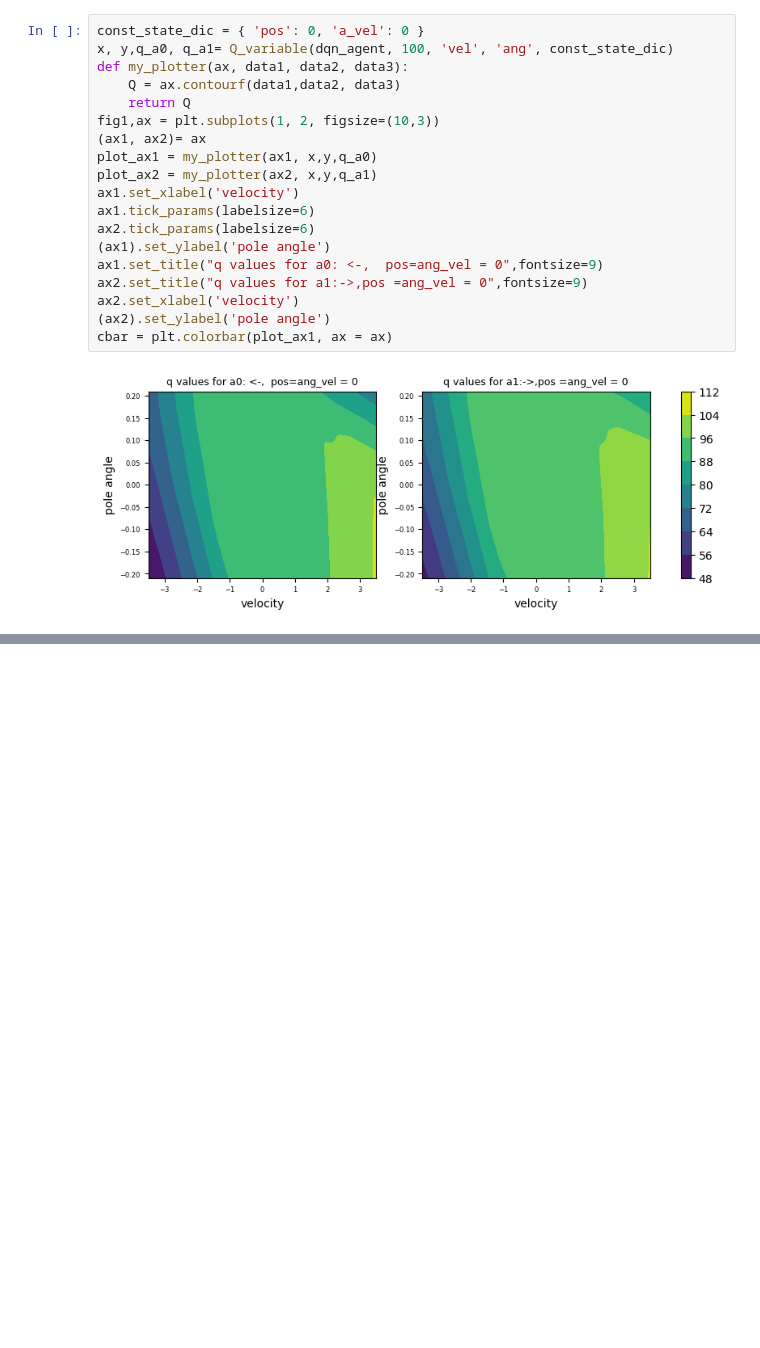
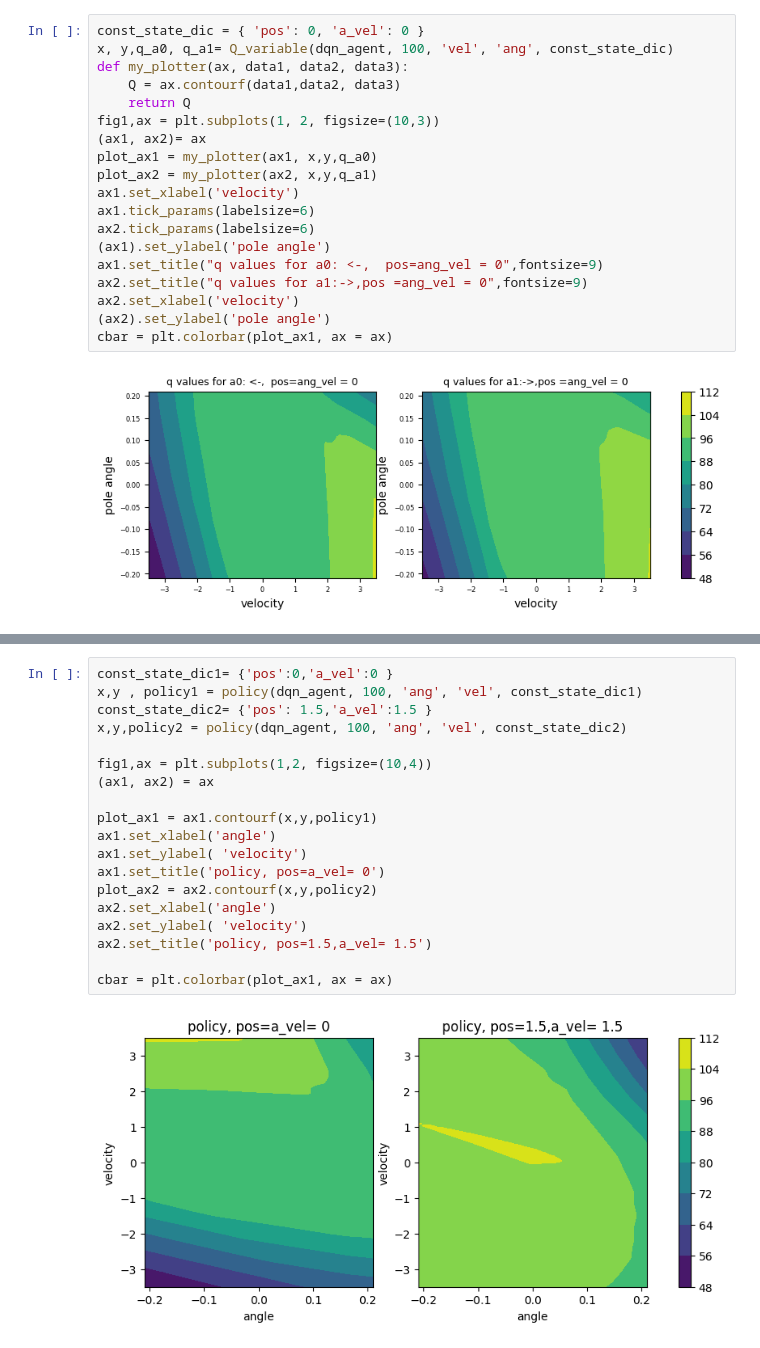
Before and after one commit to vakabs/kex-notebooks, a Jupyter notebook: heatmap_022524.ipynb, the cells around one changed output, grey strips where cells are left out. Drawn from its saved outputs; the diff is of its cells as text; blank space fills up the shorter version.

```diff
--- a/heatmap_022524.ipynb
+++ b/heatmap_022524.ipynb
@@ -913,0 +983,21 @@ cbar = plt.colorbar(plot_ax1, ax = ax)
+# %%
+const_state_dic1= {'pos':0,'a_vel':0 }
+x,y , policy1 = policy(dqn_agent, 100, 'ang', 'vel', const_state_dic1)
+const_state_dic2= {'pos': 1.5,'a_vel':1.5 }
+x,y,policy2 = policy(dqn_agent, 100, 'ang', 'vel', const_state_dic2)
+
+fig1,ax = plt.subplots(1,2, figsize=(10,4))
+(ax1, ax2) = ax
+
+plot_ax1 = ax1.contourf(x,y,policy1)
+ax1.set_xlabel('angle')
+ax1.set_ylabel( 'velocity')
+ax1.set_title('policy, pos=a_vel= 0')
+plot_ax2 = ax2.contourf(x,y,policy2)
+ax2.set_xlabel('angle')
+ax2.set_ylabel( 'velocity')
+ax2.set_title('policy, pos=1.5,a_vel= 1.5')
+
+cbar = plt.colorbar(plot_ax1, ax = ax)
+# %% [output]
+[figure, added]
```
Also changed, not shown: parts of 13 cells of this notebook.
